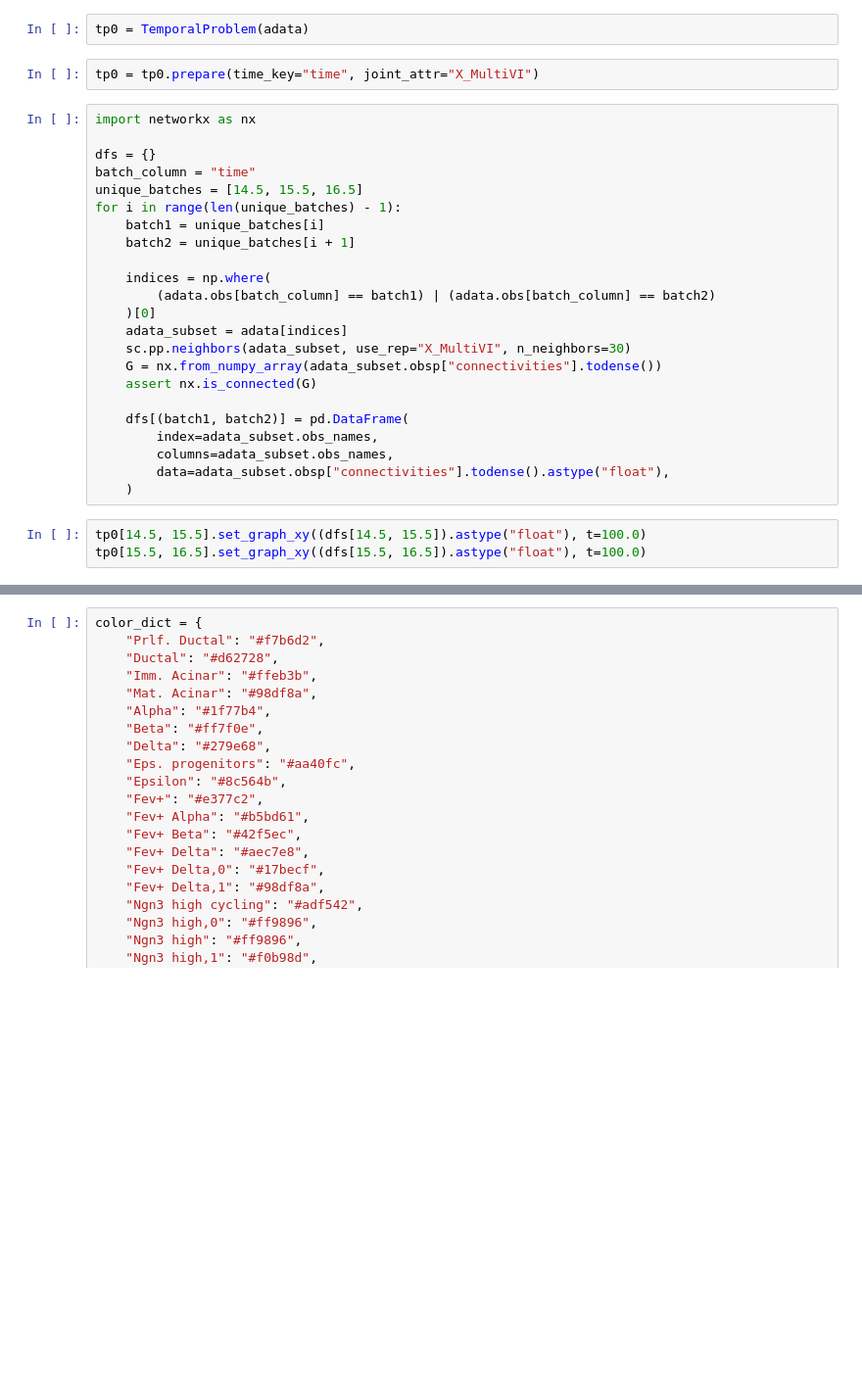
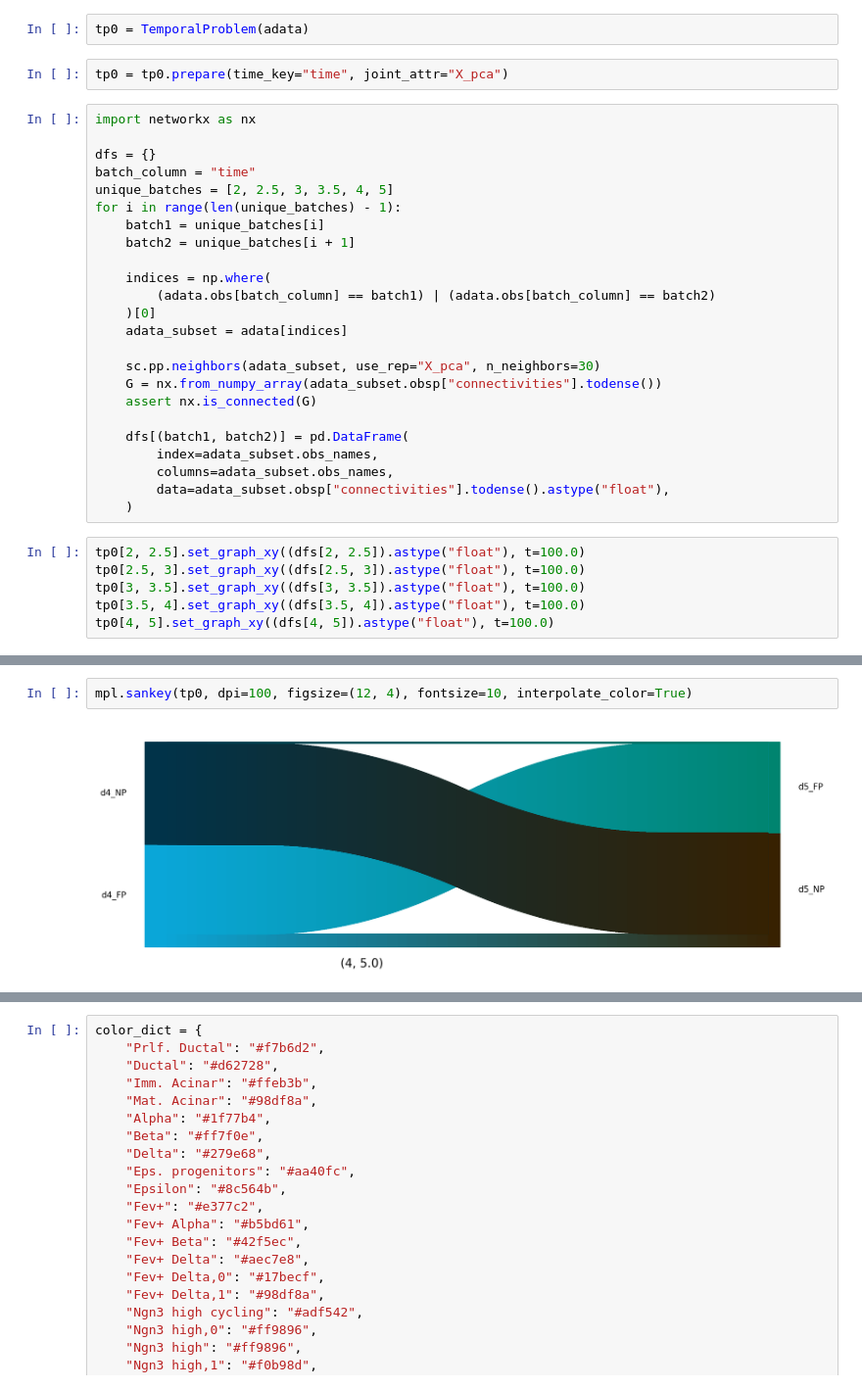
Before and after one commit to lengfei5/RA_competence, a Jupyter notebook: scripts/run_OT_moscot.ipynb, the cells around one changed output, grey strips where cells are left out. Shown at 98% size. Saved outputs shown, nothing was run; the diff lists cells and outputs as text; blank space fills up the shorter version.

```diff
--- a/scripts/run_OT_moscot.ipynb
+++ b/scripts/run_OT_moscot.ipynb
@@ -93,13 +142,13 @@ sc.pl.embedding(adata, basis="X_umap", color="cell_type")
 # %%
 tp0 = TemporalProblem(adata)
 # %%
-tp0 = tp0.prepare(time_key="time", joint_attr="X_MultiVI")
+tp0 = tp0.prepare(time_key="time", joint_attr="X_pca")
 # %%
 import networkx as nx
 
 dfs = {}
 batch_column = "time"
-unique_batches = [14.5, 15.5, 16.5]
+unique_batches = [2, 2.5, 3, 3.5, 4, 5]
 for i in range(len(unique_batches) - 1):
     batch1 = unique_batches[i]
     batch2 = unique_batches[i + 1]
@@ -108,7 +157,8 @@ for i in range(len(unique_batches) - 1):
         (adata.obs[batch_column] == batch1) | (adata.obs[batch_column] == batch2)
     )[0]
     adata_subset = adata[indices]
-    sc.pp.neighbors(adata_subset, use_rep="X_MultiVI", n_neighbors=30)
+
+    sc.pp.neighbors(adata_subset, use_rep="X_pca", n_neighbors=30)
     G = nx.from_numpy_array(adata_subset.obsp["connectivities"].todense())
     assert nx.is_connected(G)
 
@@ -118,8 +168,11 @@ for i in range(len(unique_batches) - 1):
         data=adata_subset.obsp["connectivities"].todense().astype("float"),
     )
 # %%
-tp0[14.5, 15.5].set_graph_xy((dfs[14.5, 15.5]).astype("float"), t=100.0)
-tp0[15.5, 16.5].set_graph_xy((dfs[15.5, 16.5]).astype("float"), t=100.0)
+tp0[2, 2.5].set_graph_xy((dfs[2, 2.5]).astype("float"), t=100.0)
+tp0[2.5, 3].set_graph_xy((dfs[2.5, 3]).astype("float"), t=100.0)
+tp0[3, 3.5].set_graph_xy((dfs[3, 3.5]).astype("float"), t=100.0)
+tp0[3.5, 4].set_graph_xy((dfs[3.5, 4]).astype("float"), t=100.0)
+tp0[4, 5].set_graph_xy((dfs[4, 5]).astype("float"), t=100.0)
 # %%
 tp0 = tp0.solve(epsilon=1e-3, scale_cost="mean", max_iterations=1e7)
 # %% [output]
@@ -246,0 +211,4 @@ tp0.sankey(
+# %%
+mpl.sankey(tp0, dpi=100, figsize=(12, 4), fontsize=10, interpolate_color=True)
+# %% [output]
+[figure, added]
```
Also changed, not shown: parts of 31 cells of this notebook, 1 other file.
